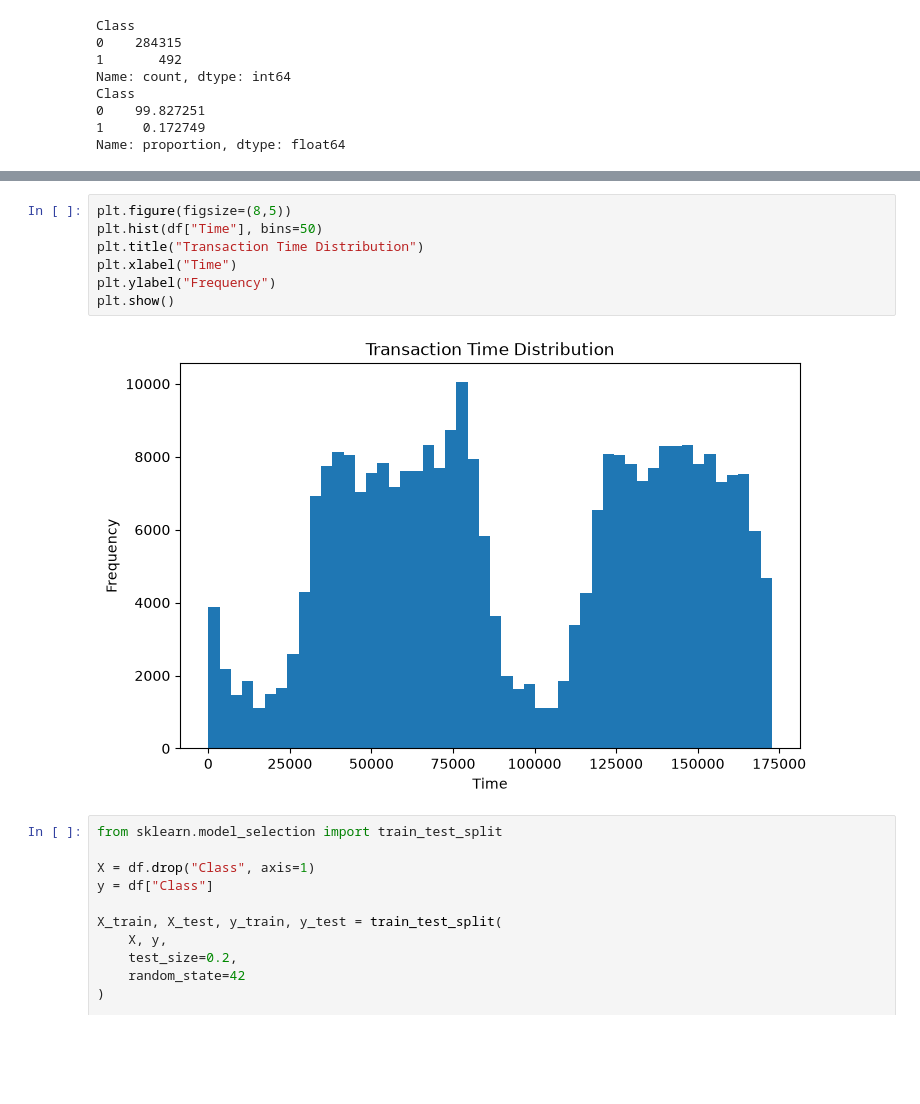
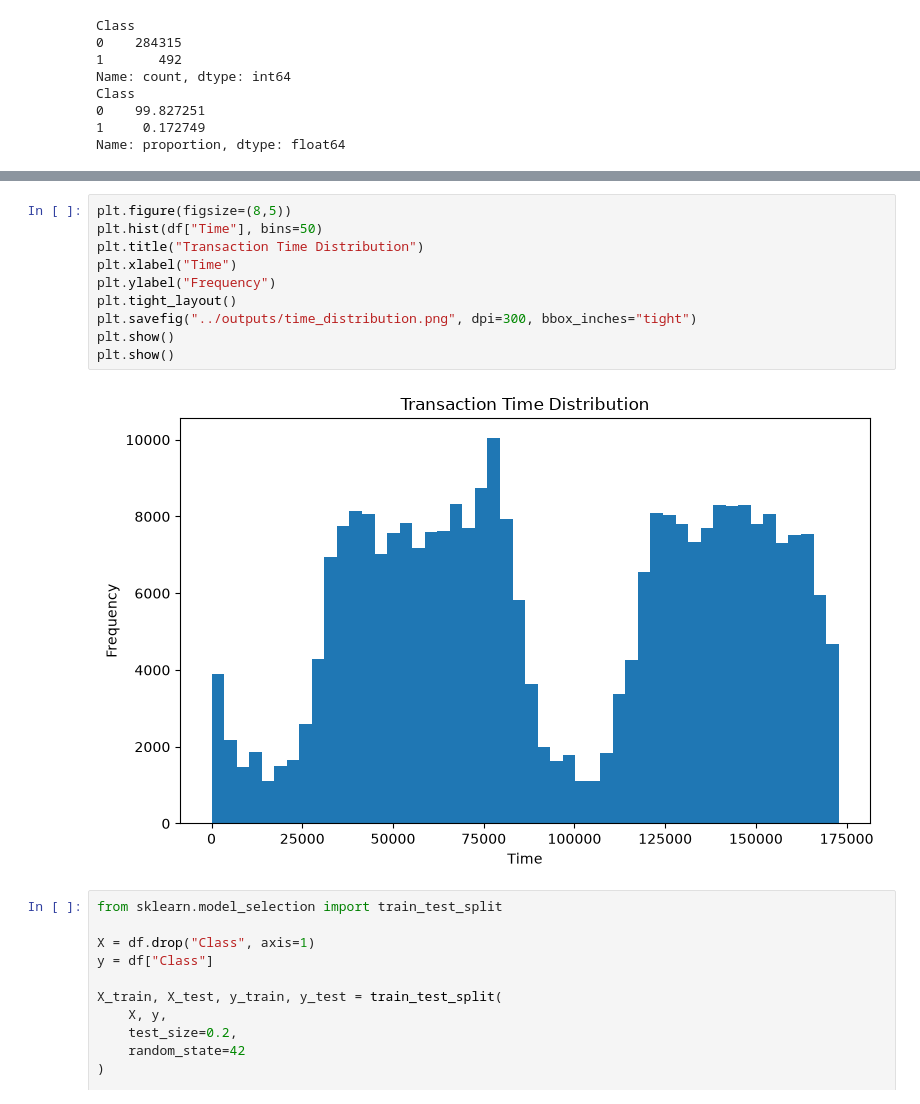
Before and after one commit to Komalram345/Credit-Card-Fraud-Detection, a Jupyter notebook: notebooks/01_data_preprocessing.ipynb, the cells around one changed output, grey strips where cells are left out. Drawn from its saved outputs; the diff is of its cells as text; blank space fills up the shorter version.

```diff
--- a/notebooks/01_data_preprocessing.ipynb
+++ b/notebooks/01_data_preprocessing.ipynb
@@ -118,12 +124,15 @@ plt.show()
 # %%
 plt.figure(figsize=(8,5))
 plt.hist(df["Time"], bins=50)
 plt.title("Transaction Time Distribution")
 plt.xlabel("Time")
 plt.ylabel("Frequency")
+plt.tight_layout()
+plt.savefig("../outputs/time_distribution.png", dpi=300, bbox_inches="tight")
 plt.show()
+plt.show()
 # %% [output]
-[figure, old version]
+[figure, new version]
 # %%
 from sklearn.model_selection import train_test_split
 
```
Also changed, not shown: parts of 3 cells of this notebook.
